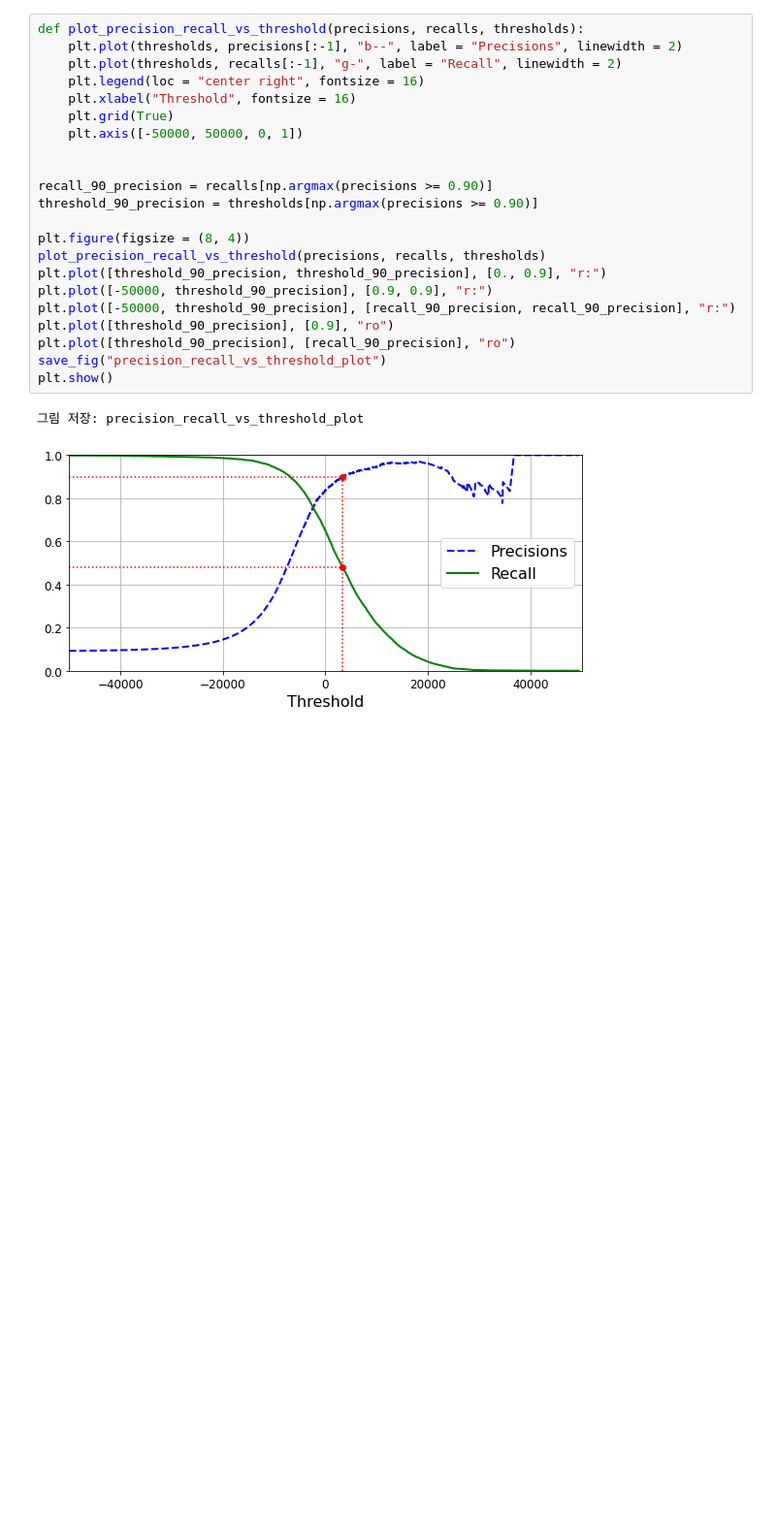
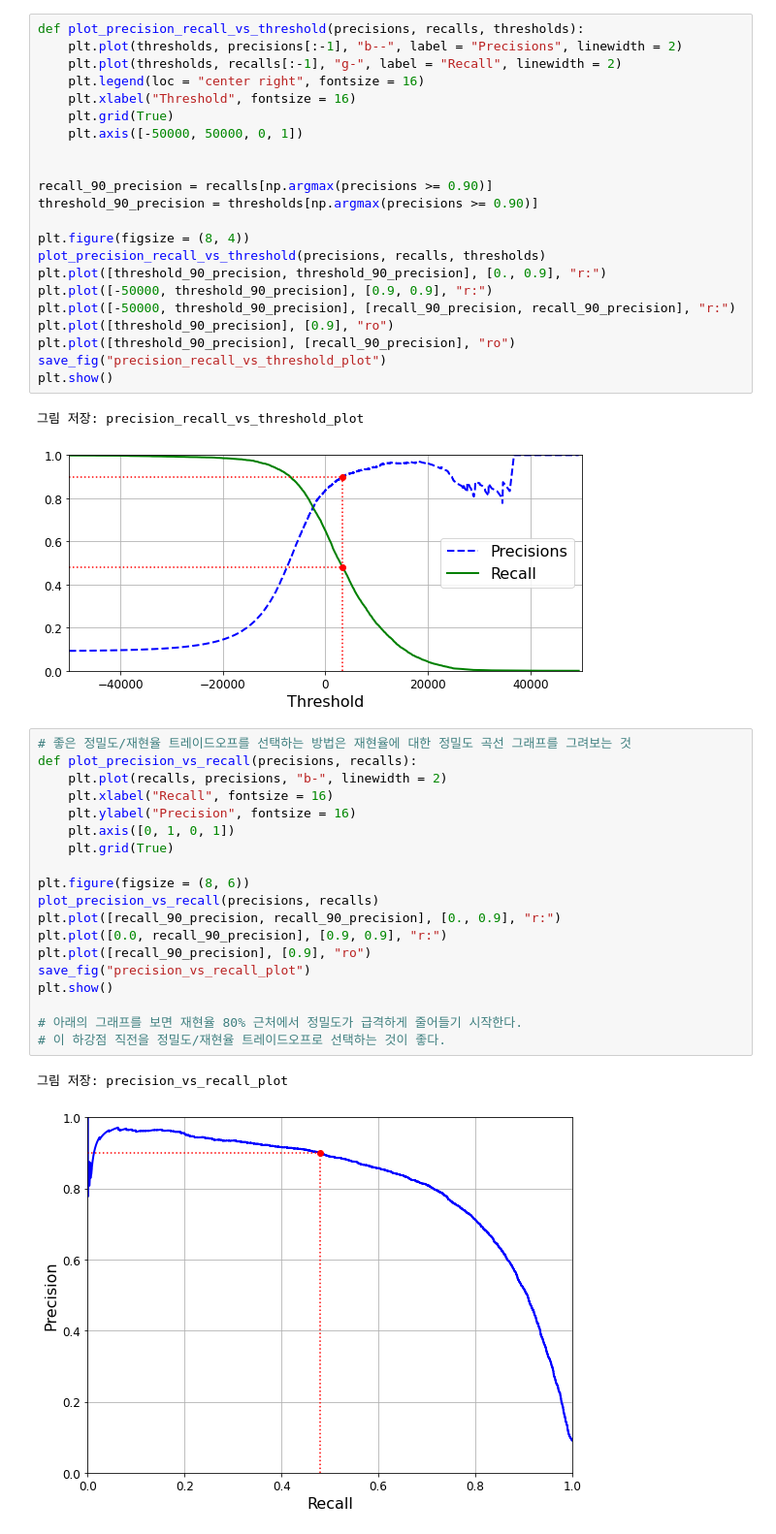
Before and after one commit to kxdah/HandsOnML, a Jupyter notebook: 03_classification.ipynb, the cells around one changed output. Shown at 97% size. Saved outputs shown, nothing was run; the diff lists cells and outputs as text; blank space fills up the shorter version.

Commit message:
precisions / recalls tradeoff graph

```diff
--- a/03_classification.ipynb
+++ b/03_classification.ipynb
@@ -290,3 +290,25 @@ plt.show()
 # %% [output]
 그림 저장: precision_recall_vs_threshold_plot
 [figure]
+# %%
+# 좋은 정밀도/재현율 트레이드오프를 선택하는 방법은 재현율에 대한 정밀도 곡선 그래프를 그려보는 것
+def plot_precision_vs_recall(precisions, recalls):
+    plt.plot(recalls, precisions, "b-", linewidth = 2)
+    plt.xlabel("Recall", fontsize = 16)
+    plt.ylabel("Precision", fontsize = 16)
+    plt.axis([0, 1, 0, 1])
+    plt.grid(True)
+
+plt.figure(figsize = (8, 6))
+plot_precision_vs_recall(precisions, recalls)
+plt.plot([recall_90_precision, recall_90_precision], [0., 0.9], "r:")
+plt.plot([0.0, recall_90_precision], [0.9, 0.9], "r:")
+plt.plot([recall_90_precision], [0.9], "ro")
+save_fig("precision_vs_recall_plot")
+plt.show()
+
+# 아래의 그래프를 보면 재현율 80% 근처에서 정밀도가 급격하게 줄어들기 시작한다.
+# 이 하강점 직전을 정밀도/재현율 트레이드오프로 선택하는 것이 좋다.
+# %% [output]
+그림 저장: precision_vs_recall_plot
+[figure, added]
```
Also changed, not shown: 1 other file.
